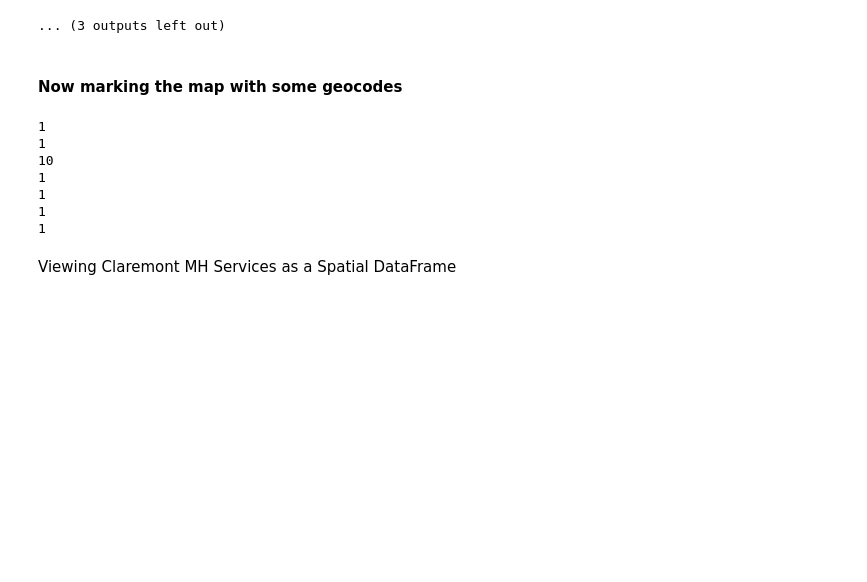
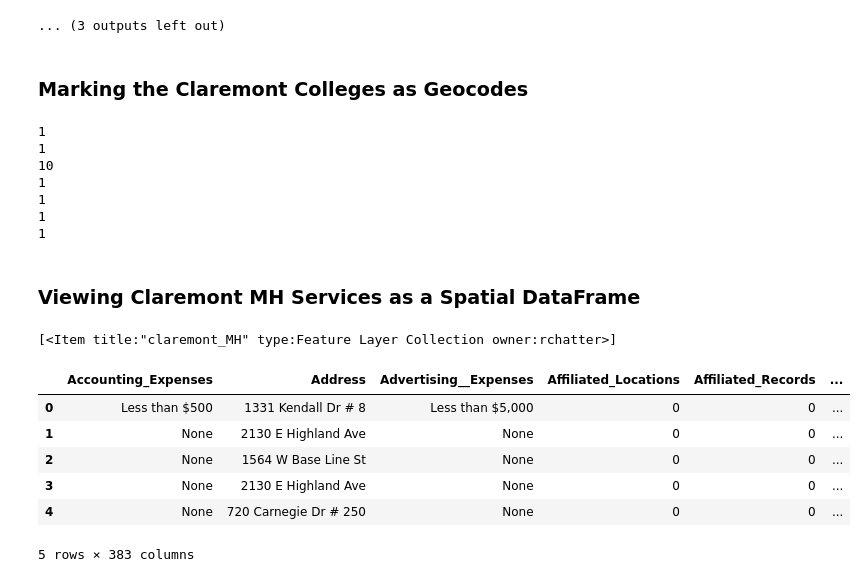
Before and after one commit to TheChanRProject/IST340_Final-Project, a Jupyter notebook: notebooks/Mental_Health_On_A_Map.ipynb, the cells around one changed output. Saved outputs shown, nothing was run; the diff lists cells and outputs as text; code cells hidden in the pictures; blank space fills up the shorter version.

Commit message:
finishing spatial data frame

```diff
--- a/notebooks/Mental_Health_On_A_Map.ipynb
+++ b/notebooks/Mental_Health_On_A_Map.ipynb
@@ -201,8 +201,8 @@ MapView(layout=Layout(height='400px', width='100%'), zoom=10.0)
 [interactive output not drawn]
 MapView(layout=Layout(height='400px', width='100%'), zoom=10.0)
 ... (3 outputs left out)
-# %% [markdown]
-#### Now marking the map with some geocodes
+# %% [markdown]
+### Marking the Claremont Colleges as Geocodes
 # %%
 claremont_addresses = [
     'Claremont Graduate University',
@@ -247,4 +247,23 @@ claremont_map.draw(mark7)
 1
 1
 # %% [markdown]
-Viewing Claremont MH Services as a Spatial DataFrame
+### Viewing Claremont MH Services as a Spatial DataFrame
+# %%
+feature_service_search_results = gis.content.search(query='title: "claremont_MH" AND type: "Feature Service" ')
+print(feature_service_search_results)
+feature_service_item = feature_service_search_results[0]
+feature_layer = feature_service_item.layers[0]
+
+# Building the spatial data frame
+
+sdf = SpatialDataFrame.from_layer(feature_layer)
+sdf.head()
+# %% [output]
+[<Item title:"claremont_MH" type:Feature Layer Collection owner:rchatter>]
+|  | Accounting_Expenses | Address | Advertising__Expenses | Affiliated_Locations | Affiliated_Records | ... |
+| 0 | Less than $500 | 1331 Kendall Dr # 8 | Less than $5,000 | 0 | 0 | ... |
+| 1 | None | 2130 E Highland Ave | None | 0 | 0 | ... |
+| 2 | None | 1564 W Base Line St | None | 0 | 0 | ... |
+| 3 | None | 2130 E Highland Ave | None | 0 | 0 | ... |
+| 4 | None | 720 Carnegie Dr # 250 | None | 0 | 0 | ... |
+5 rows × 383 columns
```
Also changed, not shown: parts of 3 cells of this notebook.
